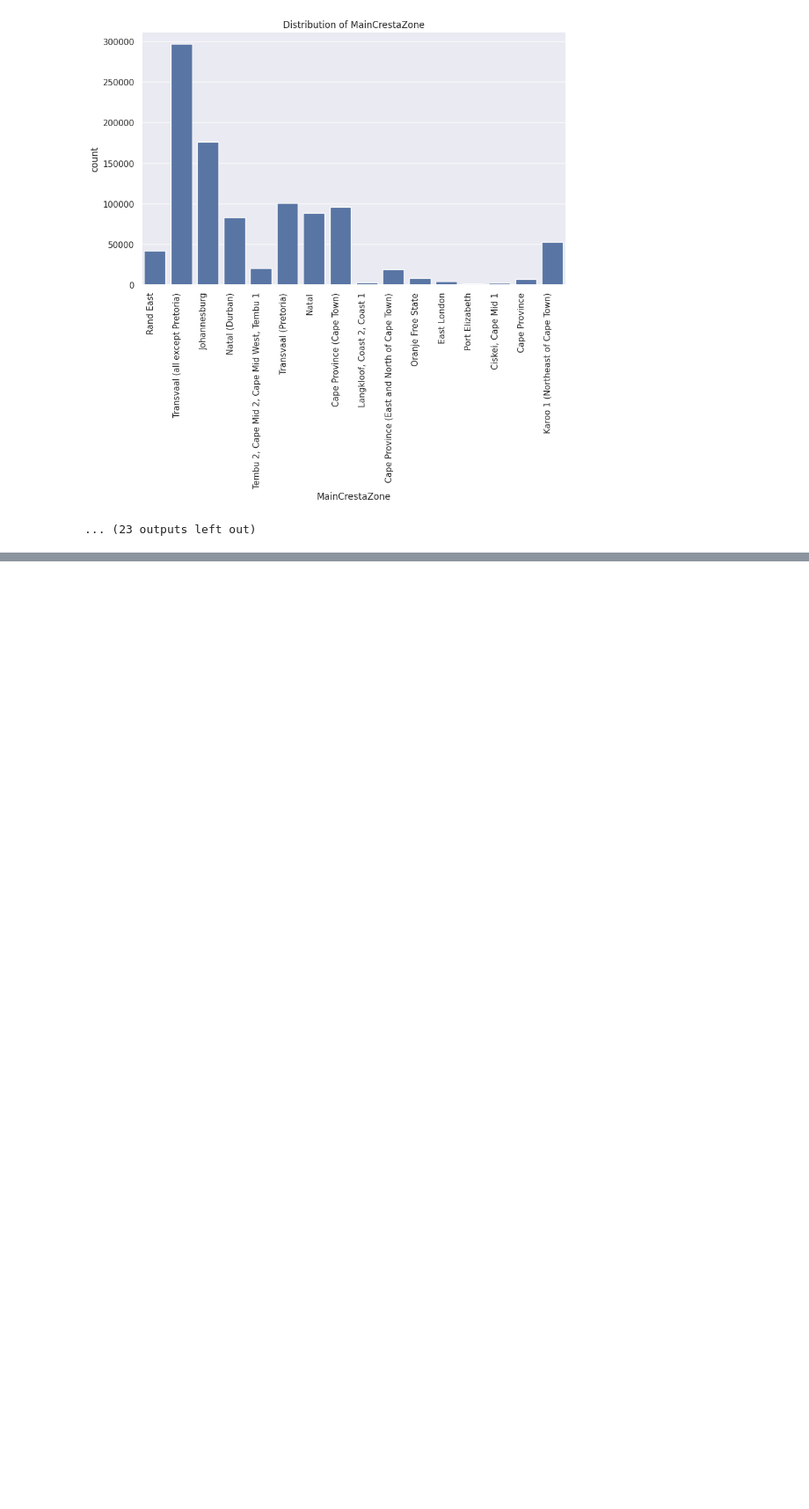
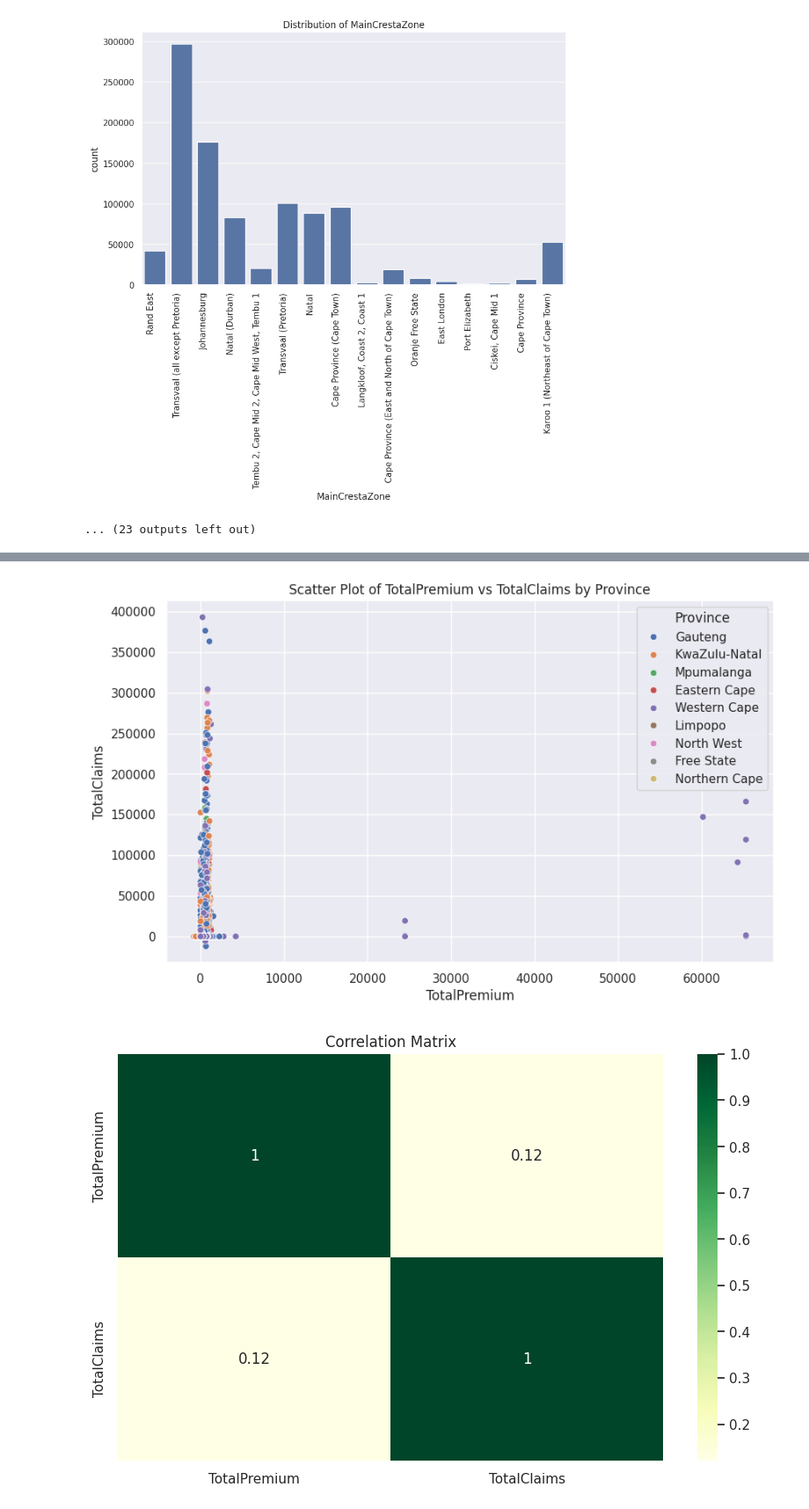
Before and after one commit to GetieBalew24/AlphaCare_Insurance_Solutions, a Jupyter notebook: notebooks/Descriptive_data_analysis.ipynb, the cells around one changed output, grey strips where cells are left out. Shown at 88% size. Saved outputs shown, nothing was run; the diff lists cells and outputs as text; code cells hidden in the pictures; blank space fills up the shorter version.

```diff
--- a/notebooks/Descriptive_data_analysis.ipynb
+++ b/notebooks/Descriptive_data_analysis.ipynb
@@ -208,0 +216,5 @@ eda.plot_bar_charts(df,categorical_cols)
+# %%
+eda.plot_bivariate_analysis(df,'TotalPremium', 'TotalClaims', 'Province')
+# %% [output]
+[figure, added]
+[figure, added]
```
Also changed, not shown: parts of 3 cells of this notebook, 1 other file.
